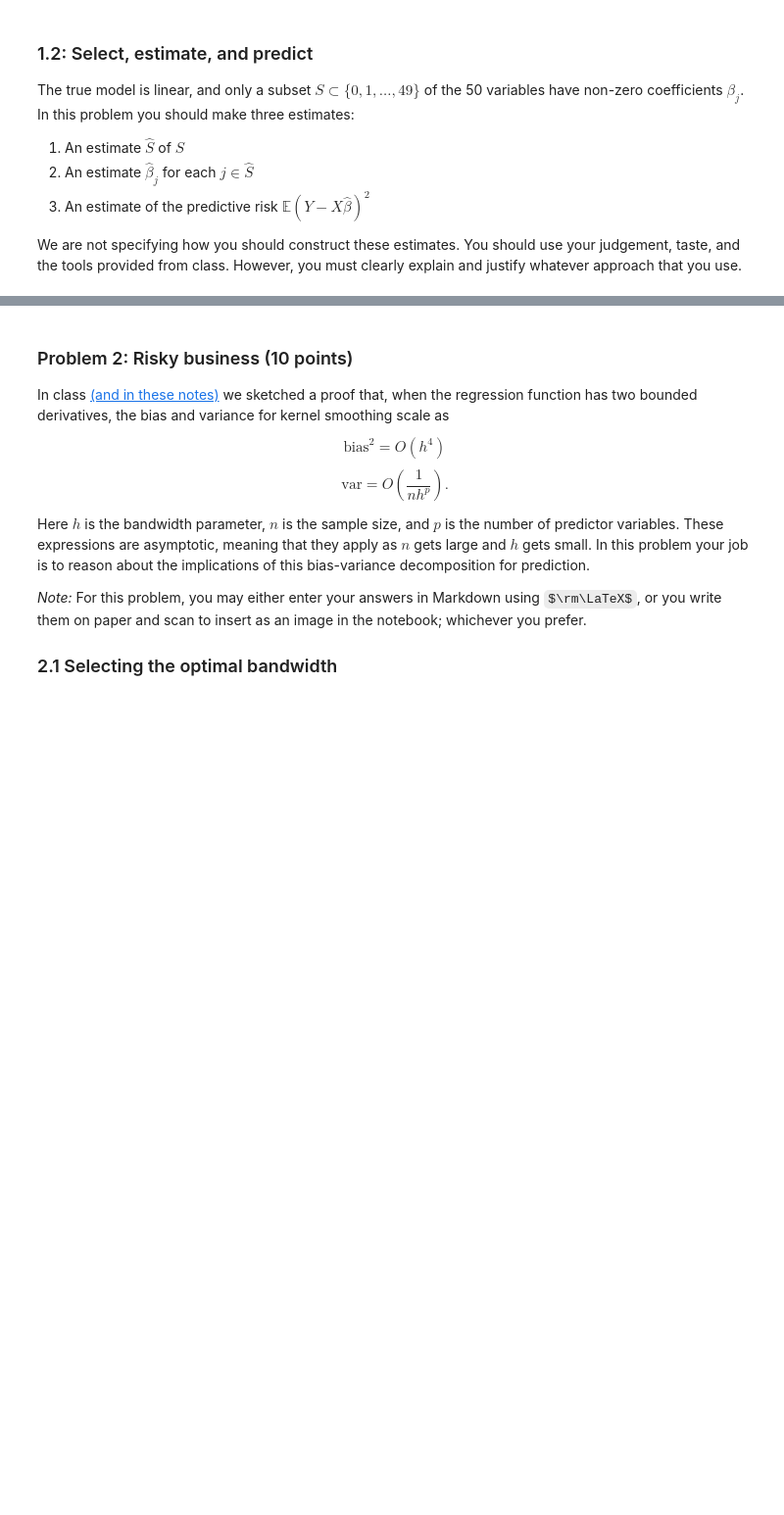
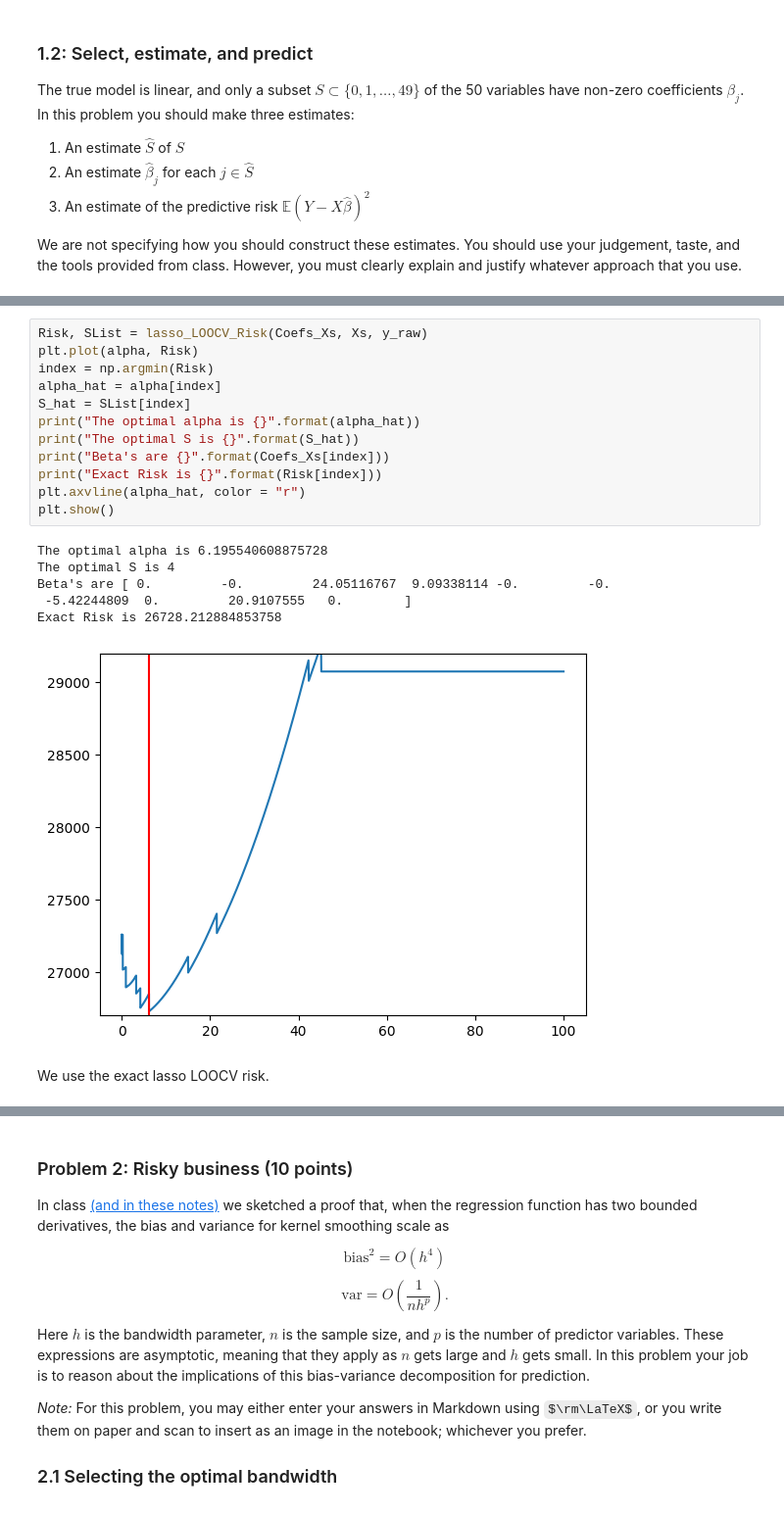
Before and after one commit to RobertKZB/RobertKZB, a Jupyter notebook: assignments/assn1/assn1.ipynb, the cells around one changed output, grey strips where cells are left out. Shown: that part at 98% size. Cells and saved outputs as stored; diff of their text form; some formulas as TeX source; blank space fills up the shorter version.

```diff
--- a/assignments/assn1/assn1.ipynb
+++ b/assignments/assn1/assn1.ipynb
@@ -152,0 +228,21 @@ the tools provided from class. However, you must clearly explain and justify wha
+# %%
+Risk, SList = lasso_LOOCV_Risk(Coefs_Xs, Xs, y_raw)
+plt.plot(alpha, Risk)
+index = np.argmin(Risk)
+alpha_hat = alpha[index]
+S_hat = SList[index]
+print("The optimal alpha is {}".format(alpha_hat))
+print("The optimal S is {}".format(S_hat))
+print("Beta's are {}".format(Coefs_Xs[index]))
+print("Exact Risk is {}".format(Risk[index]))
+plt.axvline(alpha_hat, color = "r")
+plt.show()
+# %% [output]
+The optimal alpha is 6.195540608875728
+The optimal S is 4
+Beta's are [ 0.         -0.         24.05116767  9.09338114 -0.         -0.
+ -5.42244809  0.         20.9107555   0.        ]
+Exact Risk is 26728.212884853758
+[figure, added]
+# %% [markdown]
+We use the exact lasso LOOCV risk.
```
Also changed, not shown: parts of 18 cells of this notebook.
